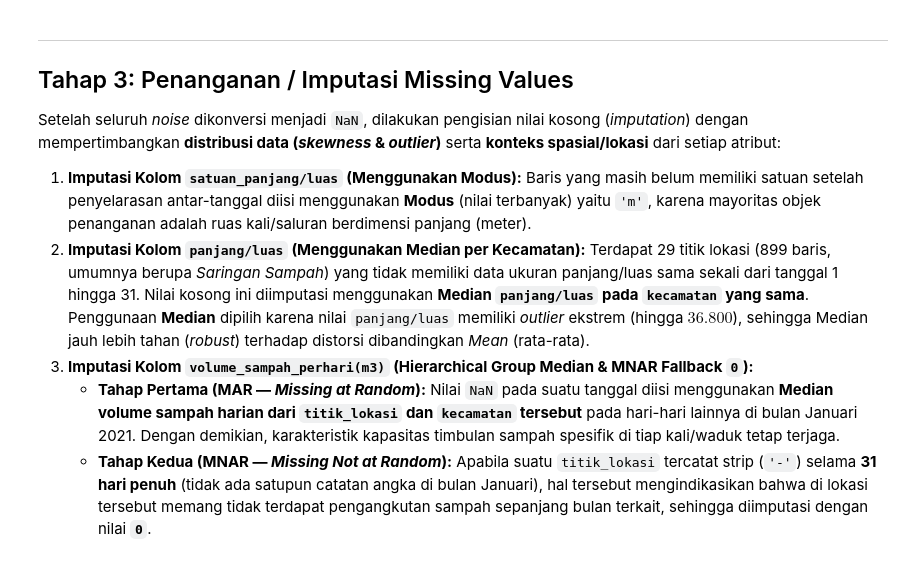
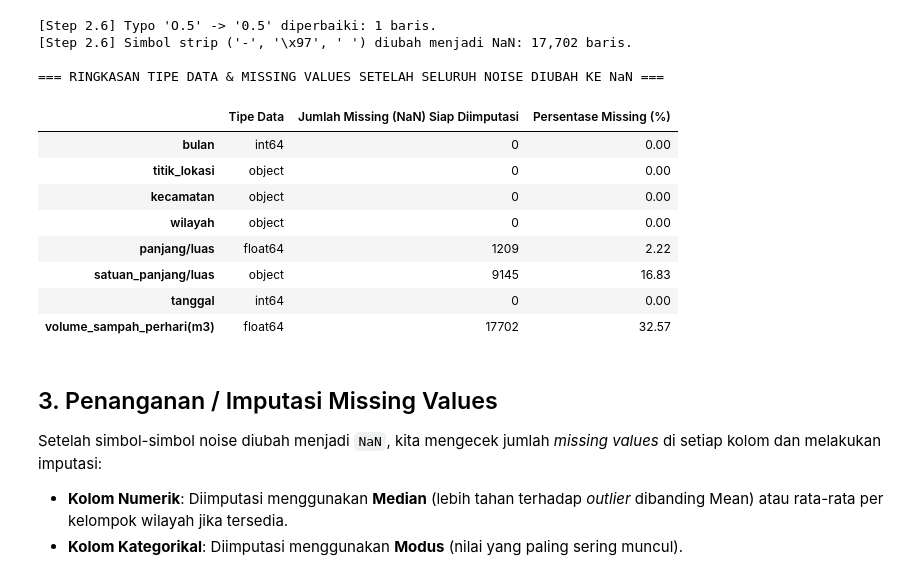
Before and after one commit to Axcelion017/Pengantar-Sains-Data-CS5, a Jupyter notebook: Tugas/Tugas-2/Soal1/Preprocessing(Soal1).ipynb, the cells around one changed output. Cells and saved outputs as stored; diff of their text form; code cells hidden in the pictures.

```diff
--- a/Tugas/Tugas-2/Soal1/Preprocessing(Soal1).ipynb
+++ b/Tugas/Tugas-2/Soal1/Preprocessing(Soal1).ipynb
@@ -556,14 +288,44 @@ display(pd.DataFrame({
+# %%
+# -------------------------------------------------------------------------
+# 2.6 Pembersihan Noise pada Kolom 'volume_sampah_perhari(m3)'
+# -------------------------------------------------------------------------
+vol_str = df_clean['volume_sampah_perhari(m3)'].astype(str).str.strip()
+
+# Koreksi typo huruf 'O.5' menjadi angka '0.5'
+jumlah_typo_o = vol_str.str.contains('O|o', na=False).sum()
+vol_str = vol_str.str.replace('O', '0', regex=False).str.replace('o', '0', regex=False)
+
+# Konversi simbol strip ('-', '\x97', spasi kosong) menjadi NaN dengan to_numeric
+df_clean['volume_sampah_perhari(m3)'] = pd.to_numeric(vol_str, errors='coerce')
+jumlah_noise_strip = df_clean['volume_sampah_perhari(m3)'].isna().sum()
+
+print(f"[Step 2.6] Typo 'O.5' -> '0.5' diperbaiki: {jumlah_typo_o} baris.")
+print(f"[Step 2.6] Simbol strip ('-', '\\x97', ' ') diubah menjadi NaN: {jumlah_noise_strip:,} baris.")
+
+print("\n=== RINGKASAN TIPE DATA & MISSING VALUES SETELAH SELURUH NOISE DIUBAH KE NaN ===")
+ringkasan_setelah_cleaning = pd.DataFrame({
+    'Tipe Data': df_clean.dtypes,
+    'Jumlah Missing (NaN) Siap Diimputasi': df_clean.isna().sum(),
+    'Persentase Missing (%)': (df_clean.isna().sum() / len(df_clean) * 100).round(2)
+})
+display(ringkasan_setelah_cleaning)
+# %% [output]
+[Step 2.6] Typo 'O.5' -> '0.5' diperbaiki: 1 baris.
+[Step 2.6] Simbol strip ('-', '\x97', ' ') diubah menjadi NaN: 17,702 baris.
+
+=== RINGKASAN TIPE DATA & MISSING VALUES SETELAH SELURUH NOISE DIUBAH KE NaN ===
+|  | Tipe Data | Jumlah Missing (NaN) Siap Diimputasi | Persentase Missing (%) |
+| bulan | int64 | 0 | 0.00 |
+| titik_lokasi | object | 0 | 0.00 |
+| kecamatan | object | 0 | 0.00 |
+| wilayah | object | 0 | 0.00 |
+| panjang/luas | float64 | 1209 | 2.22 |
+| satuan_panjang/luas | object | 9145 | 16.83 |
+| tanggal | int64 | 0 | 0.00 |
+| volume_sampah_perhari(m3) | float64 | 17702 | 32.57 |
 # %% [markdown]
----
-## Tahap 3: Penanganan / Imputasi Missing Values
-
-Setelah seluruh *noise* dikonversi menjadi `NaN`, dilakukan pengisian nilai kosong (*imputation*) dengan mempertimbangkan **distribusi data (*skewness* & *outlier*)** serta **konteks spasial/lokasi** dari setiap atribut:
-
-1. **Imputasi Kolom `satuan_panjang/luas` (Menggunakan Modus):**
-   Baris yang masih belum memiliki satuan setelah penyelarasan antar-tanggal diisi menggunakan **Modus** (nilai terbanyak) yaitu `'m'`, karena mayoritas objek penanganan adalah ruas kali/saluran berdimensi panjang (meter).
-2. **Imputasi Kolom `panjang/luas` (Menggunakan Median per Kecamatan):**
-   Terdapat 29 titik lokasi (899 baris, umumnya berupa *Saringan Sampah*) yang tidak memiliki data ukuran panjang/luas sama sekali dari tanggal 1 hingga 31. Nilai kosong ini diimputasi menggunakan **Median `panjang/luas` pada `kecamatan` yang sama**. Penggunaan **Median** dipilih karena nilai `panjang/luas` memiliki *outlier* ekstrem (hingga $36.800$), sehingga Median jauh lebih tahan (*robust*) terhadap distorsi dibandingkan *Mean* (rata-rata).
-3. **Imputasi Kolom `volume_sampah_perhari(m3)` (Hierarchical Group Median & MNAR Fallback `0`):**
-   - **Tahap Pertama (MAR — *Missing at Random*):** Nilai `NaN` pada suatu tanggal diisi menggunakan **Median volume sampah harian dari `titik_lokasi` dan `kecamatan` tersebut** pada hari-hari lainnya di bulan Januari 2021. Dengan demikian, karakteristik kapasitas timbulan sampah spesifik di tiap kali/waduk tetap terjaga.
-   - **Tahap Kedua (MNAR — *Missing Not at Random*):** Apabila suatu `titik_lokasi` tercatat strip (`'-'`) selama **31 hari penuh** (tidak ada satupun catatan angka di bulan Januari), hal tersebut mengindikasikan bahwa di lokasi tersebut memang tidak terdapat pengangkutan sampah sepanjang bulan terkait, sehingga diimputasi dengan nilai **`0`**.
+## 3. Penanganan / Imputasi Missing Values
+Setelah simbol-simbol noise diubah menjadi `NaN`, kita mengecek jumlah *missing values* di setiap kolom dan melakukan imputasi:
+- **Kolom Numerik**: Diimputasi menggunakan **Median** (lebih tahan terhadap *outlier* dibanding Mean) atau rata-rata per kelompok wilayah jika tersedia.
+- **Kolom Kategorikal**: Diimputasi menggunakan **Modus** (nilai yang paling sering muncul).
 # %%
```
Also changed, not shown: parts of 14 cells of this notebook, 2 other files.
